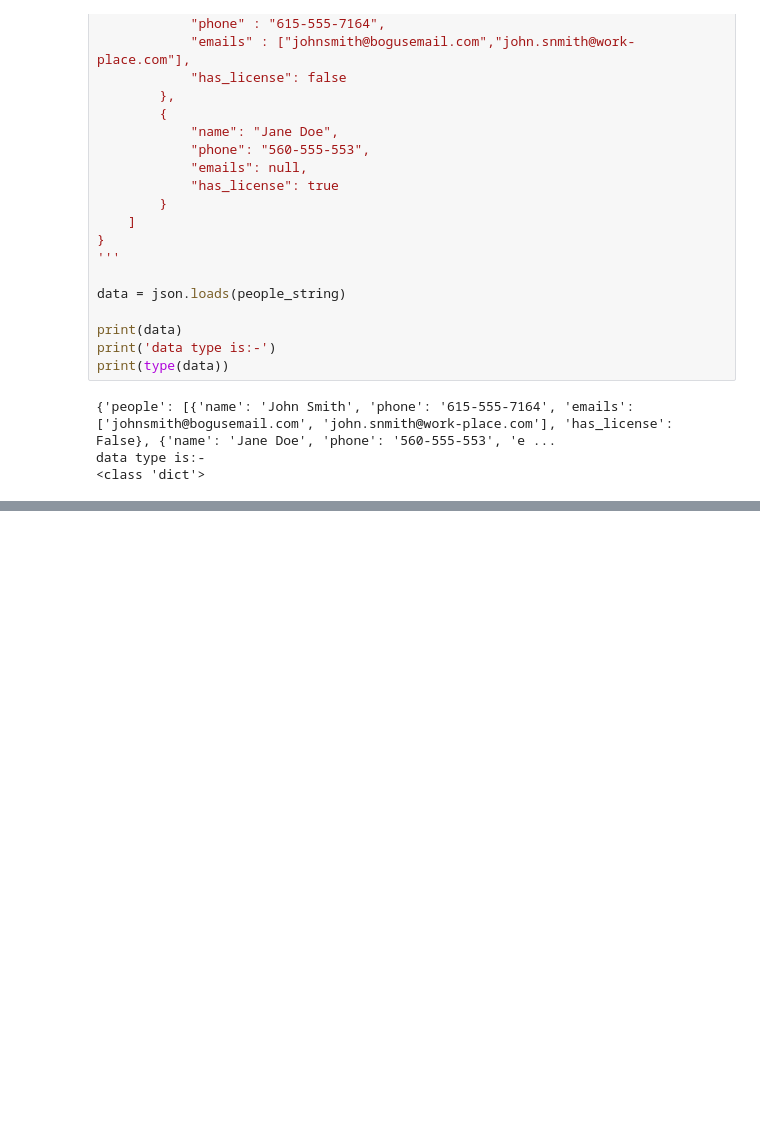
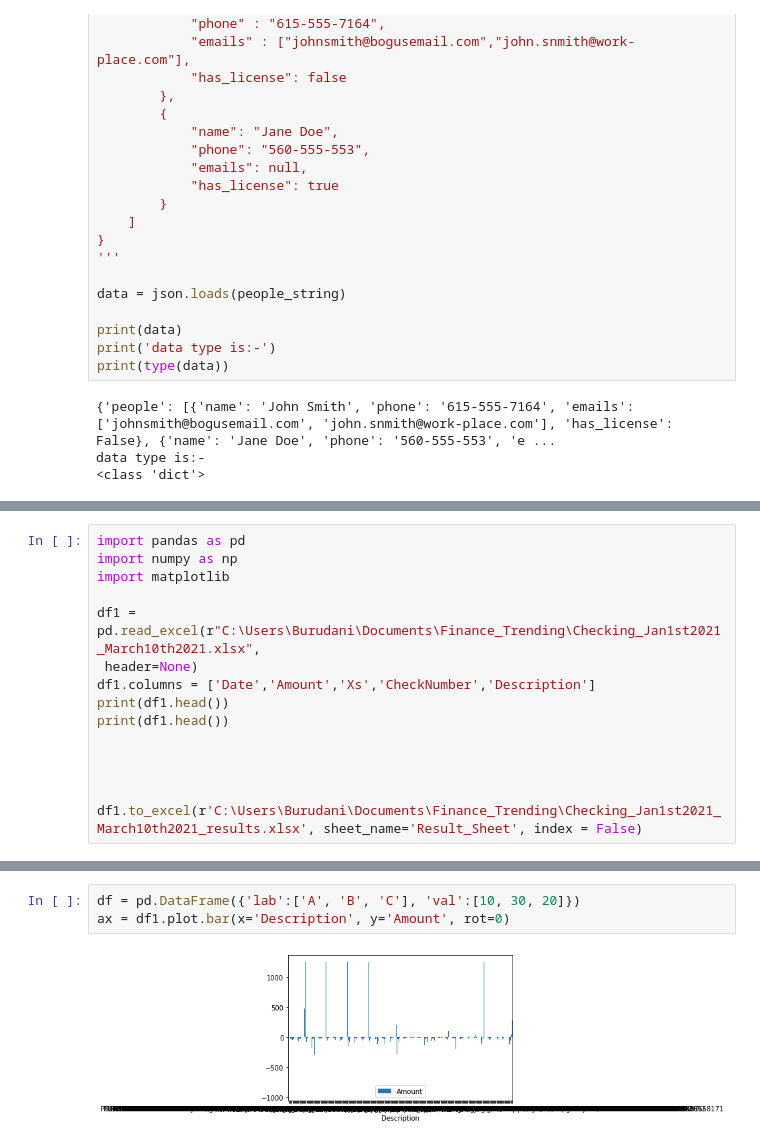
Before and after one commit to kirwaboit/rwakiPython, a Jupyter notebook: MypythonJupyterBook.ipynb, the cells around one changed output, grey strips where cells are left out. Cells and saved outputs as stored; diff of their text form; blank space fills up the shorter version.

```diff
--- a/MypythonJupyterBook.ipynb
+++ b/MypythonJupyterBook.ipynb
@@ -1341,0 +1527,15 @@ data type is:-
+# %%
+import pandas as pd
+import numpy as np
+import matplotlib
+
+df1 = pd.read_excel(r"C:\Users\Burudani\Documents\Finance_Trending\Checking_Jan1st2021_March10th2021.xlsx",
+ header=None)
+df1.columns = ['Date','Amount','Xs','CheckNumber','Description']
+print(df1.head())
+print(df1.head())
+
+
+
+
+df1.to_excel(r'C:\Users\Burudani\Documents\Finance_Trending\Checking_Jan1st2021_March10th2021_results.xlsx', sheet_name='Result_Sheet', index = False)
@@ -1341,0 +1556,5 @@ data type is:-
+# %%
+df = pd.DataFrame({'lab':['A', 'B', 'C'], 'val':[10, 30, 20]})
+ax = df1.plot.bar(x='Description', y='Amount', rot=0)
+# %% [output]
+[figure, added]
```
Also changed, not shown: parts of 25 cells of this notebook, 17 other files.
